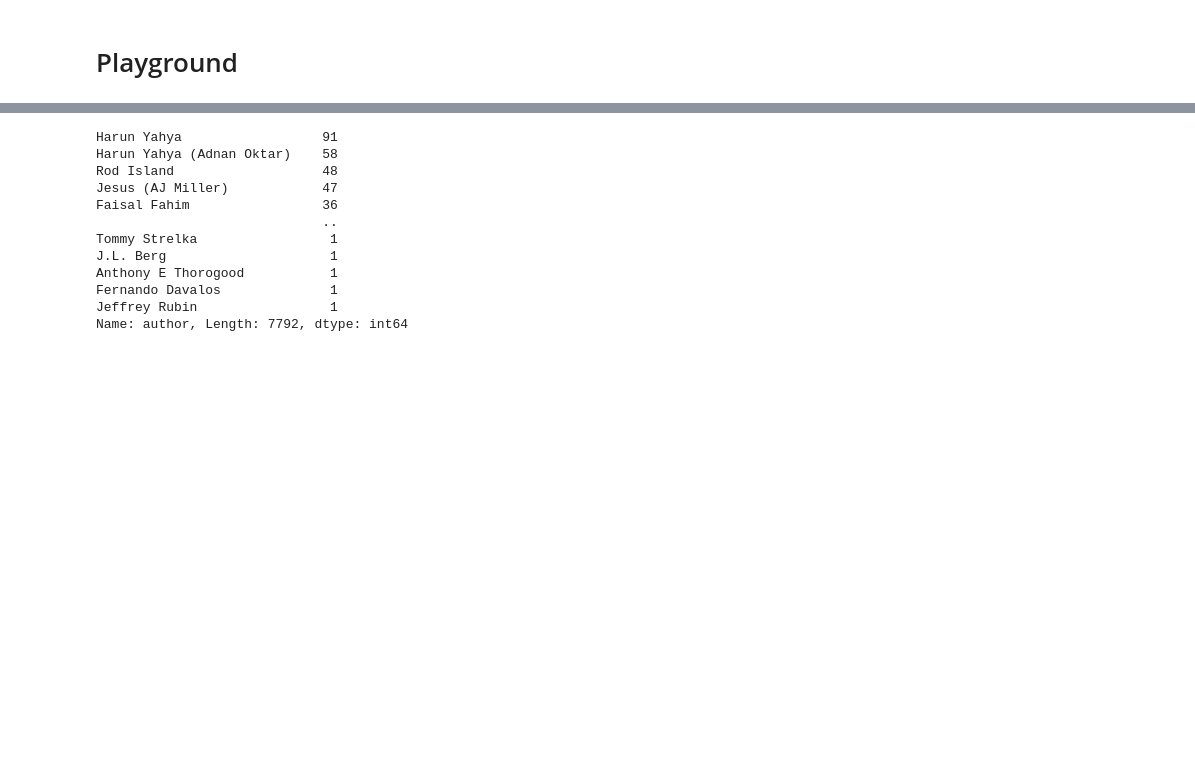
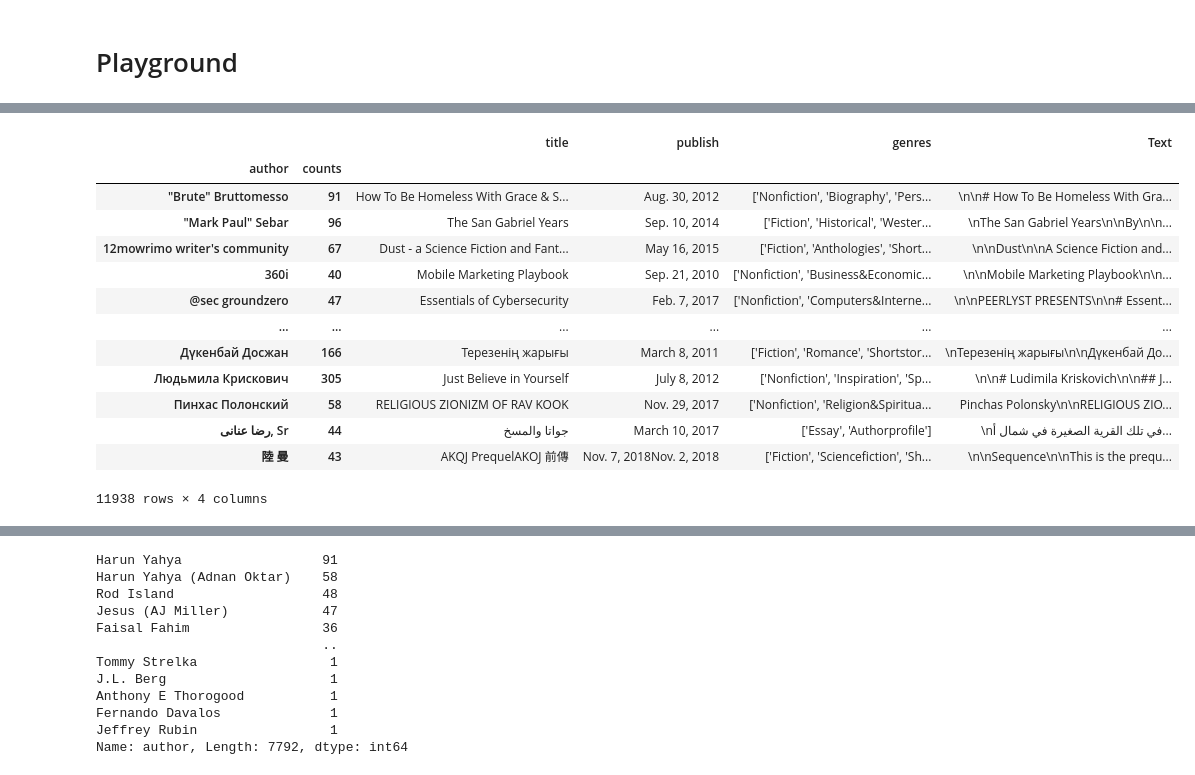
Before and after one commit to EN555/Author-Identification, a Jupyter notebook: Notebooks/playground.ipynb, the cells around one changed output, grey strips where cells are left out. Saved outputs shown, nothing was run; the diff lists cells and outputs as text; code cells hidden in the pictures; blank space fills up the shorter version.

```diff
--- a/Notebooks/playground.ipynb
+++ b/Notebooks/playground.ipynb
@@ -8,0 +47,17 @@ df = pd.read_csv("../data.csv",index_col=0)
+# %%
+df[df["author"]]
+# %% [output]
+|  |  | title | publish | genres | Text |
+| author | counts |  |  |  |  |
+| "Brute" Bruttomesso | 91 | How To Be Homeless With Grace & S... | Aug. 30, 2012 | ['Nonfiction', 'Biography', 'Pers... | \n\n# How To Be Homeless With Gra... |
+| "Mark Paul" Sebar | 96 | The San Gabriel Years | Sep. 10, 2014 | ['Fiction', 'Historical', 'Wester... | \nThe San Gabriel Years\n\nBy\n\n... |
+| 12mowrimo writer's community | 67 | Dust - a Science Fiction and Fant... | May 16, 2015 | ['Fiction', 'Anthologies', 'Short... | \n\nDust\n\nA Science Fiction and... |
+| 360i | 40 | Mobile Marketing Playbook | Sep. 21, 2010 | ['Nonfiction', 'Business&Economic... | \n\nMobile Marketing Playbook\n\n... |
+| @sec groundzero | 47 | Essentials of Cybersecurity | Feb. 7, 2017 | ['Nonfiction', 'Computers&Interne... | \n\nPEERLYST PRESENTS\n\n# Essent... |
+| ... | ... | ... | ... | ... | ... |
+| Дүкенбай Досжан | 166 | Терезенің жарығы | March 8, 2011 | ['Fiction', 'Romance', 'Shortstor... | \nТерезенің жарығы\n\nДүкенбай До... |
+| Людьмила Крискович | 305 | Just Believe in Yourself | July 8, 2012 | ['Nonfiction', 'Inspiration', 'Sp... | \n\n# Ludimila Kriskovich\n\n## J... |
+| Пинхас Полонский | 58 | RELIGIOUS ZIONIZM OF RAV KOOK | Nov. 29, 2017 | ['Nonfiction', 'Religion&Spiritua... | Pinchas Polonsky\n\nRELIGIOUS ZIO... |
+| رضا عنانى, Sr | 44 | جواتا والمسخ | March 10, 2017 | ['Essay', 'Authorprofile'] | \nفي تلك القرية الصغيرة في شمال أ... |
+| 陸 曼 | 43 | AKQJ PrequelAKOJ 前傳 | Nov. 7, 2018Nov. 2, 2018 | ['Fiction', 'Sciencefiction', 'Sh... | \n\nSequence\n\nThis is the prequ... |
+11938 rows × 4 columns
```
Also changed, not shown: parts of 6 cells of this notebook, 1 other file.
